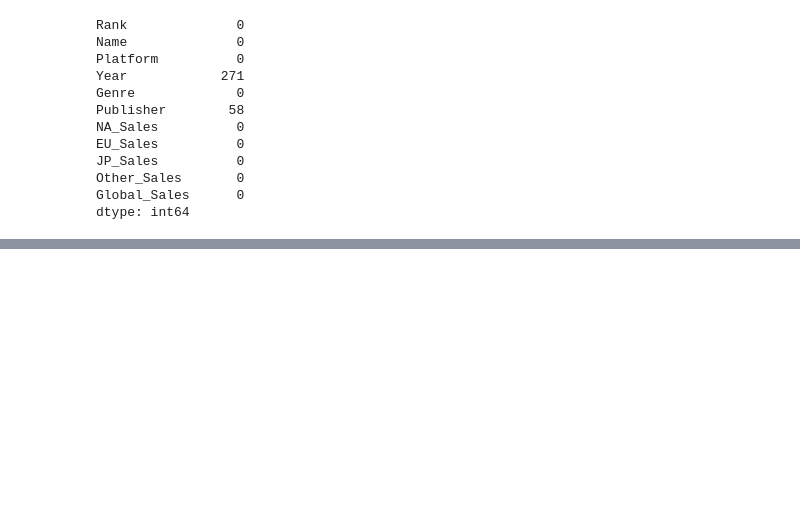
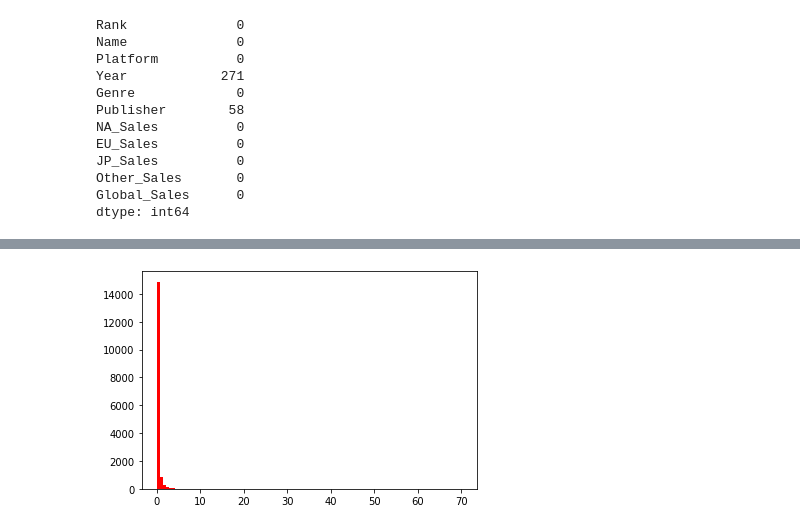
Before and after one commit to ChrisGarciaDS/VideoGame-Sales-Analysis, a Jupyter notebook: VG_analysis.ipynb, the cells around one changed output, grey strips where cells are left out. Drawn from its saved outputs; the diff is of its cells as text; code cells hidden in the pictures; blank space fills up the shorter version.

Commit message:
- added visuals

```diff
--- a/VG_analysis.ipynb
+++ b/VG_analysis.ipynb
@@ -87,0 +86,3 @@ dtype: int64
+# %%
+# remove missing values
+vg_sales = df.dropna()
@@ -87,0 +104,3 @@ dtype: int64
+# %%
+# convert year value to int
+vg_sales['Year'] = vg_sales['Year'].astype(int)
@@ -87,0 +166,6 @@ dtype: int64
+# %%
+# dist of NA sales
+plt.hist(vg_sales['NA_Sales'], range=(0,70), bins=100, color='red')
+plt.show()
+# %% [output]
+[figure, added]
```
Also changed, not shown: parts of 15 cells of this notebook.
